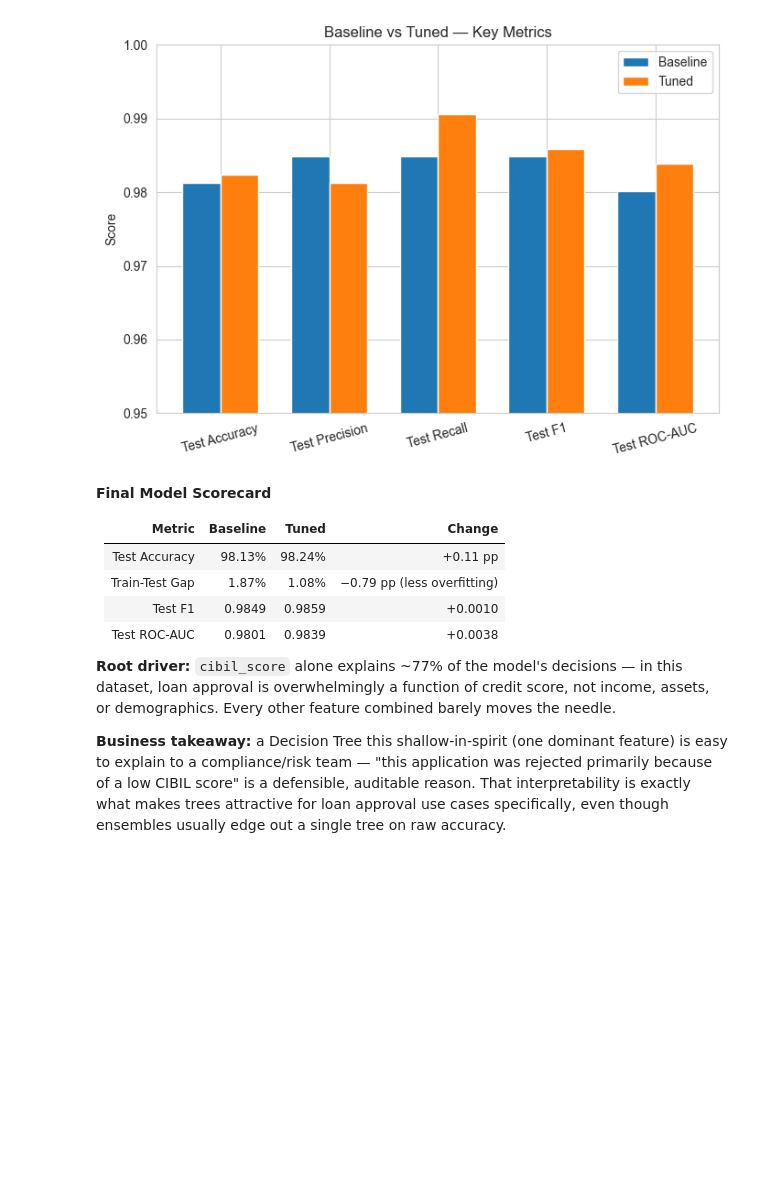
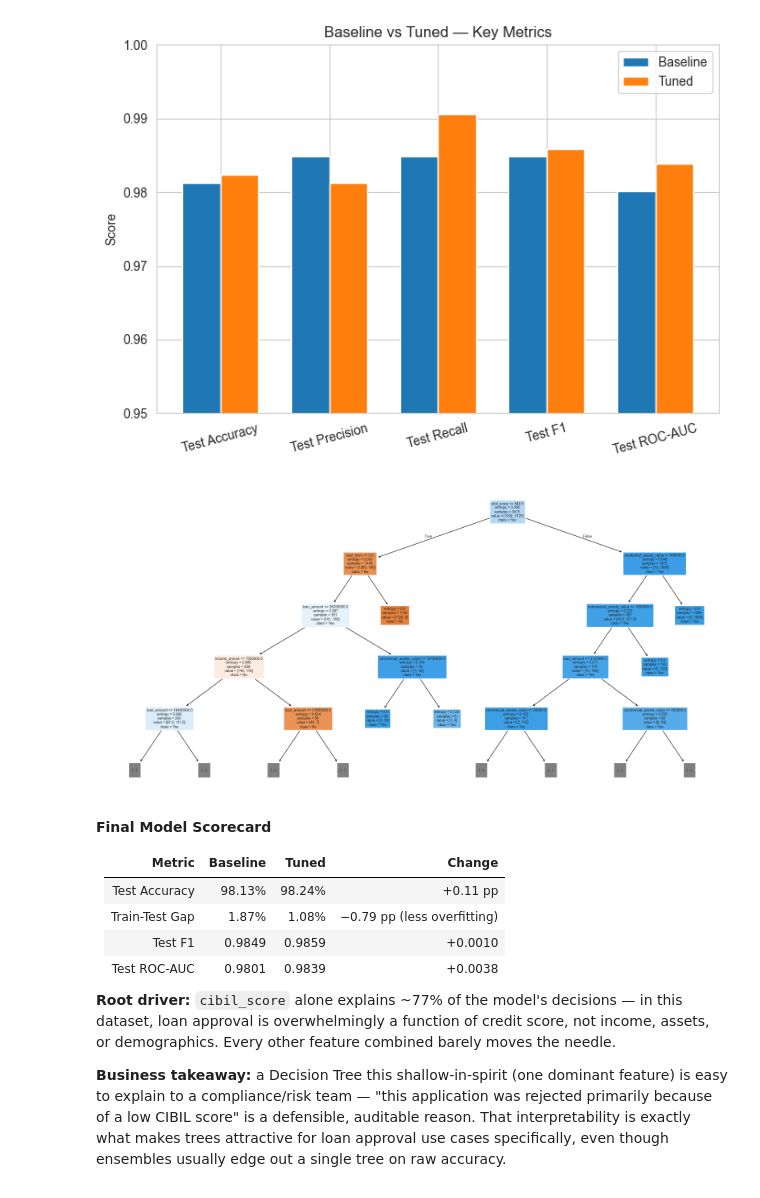
Before and after one commit to Shreyashs-dg/decision-tree-loan-approval, a Jupyter notebook: notebooks/loan_approval_decision_tree.ipynb, the cells around one changed output. Drawn from its saved outputs; the diff is of its cells as text; code cells hidden in the pictures; blank space fills up the shorter version.

Commit message:
decision tree plot was added

```diff
--- a/notebooks/loan_approval_decision_tree.ipynb
+++ b/notebooks/loan_approval_decision_tree.ipynb
@@ -466,6 +467,14 @@ plt.savefig("../images/Baseline_VS_Tuned_metrics.png")
 plt.show()
 # %% [output]
 [figure]
+# %%
+plt.figure(figsize=(20, 10))
+plot_tree(tuned_model,feature_names=X_train.columns,class_names=["No", "Yes"],filled=True,
+    max_depth=4)
+plt.savefig("../images/decision_tree.png", dpi=150, bbox_inches="tight")
+plt.show()
+# %% [output]
+[figure, added]
 # %% [markdown]
 **Final Model Scorecard**
 
```
Also changed, not shown: parts of 1 cell of this notebook, 2 other files.
